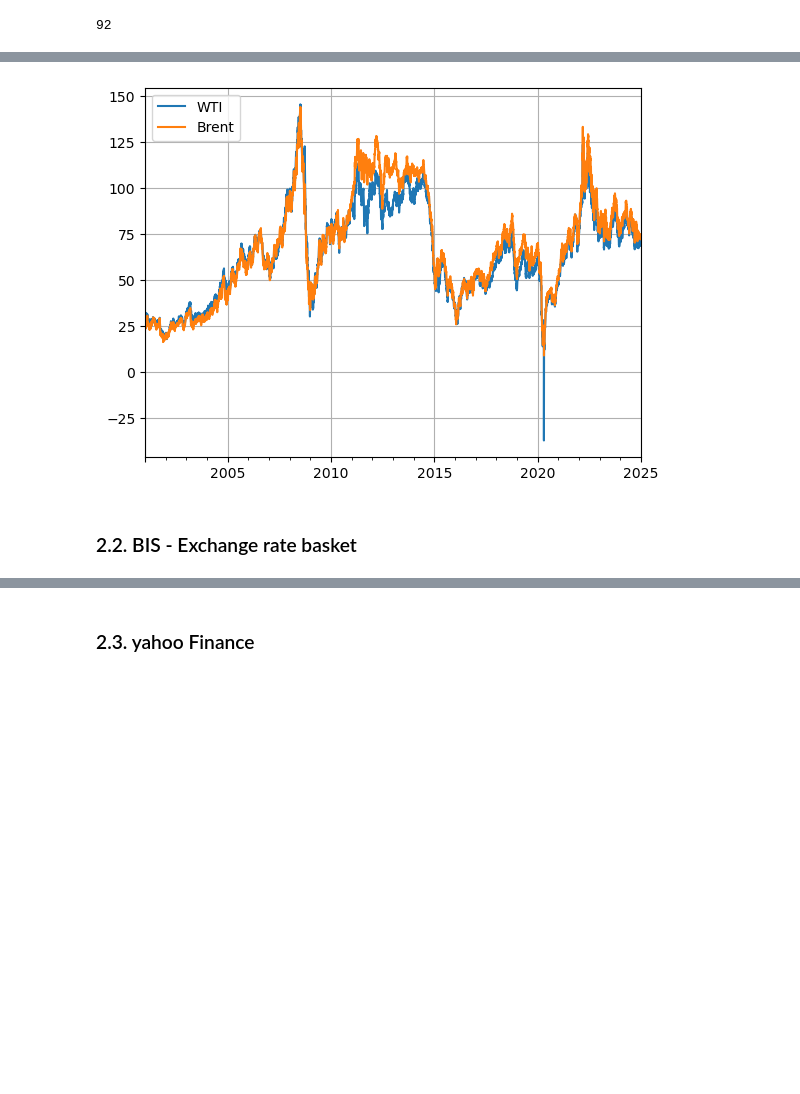
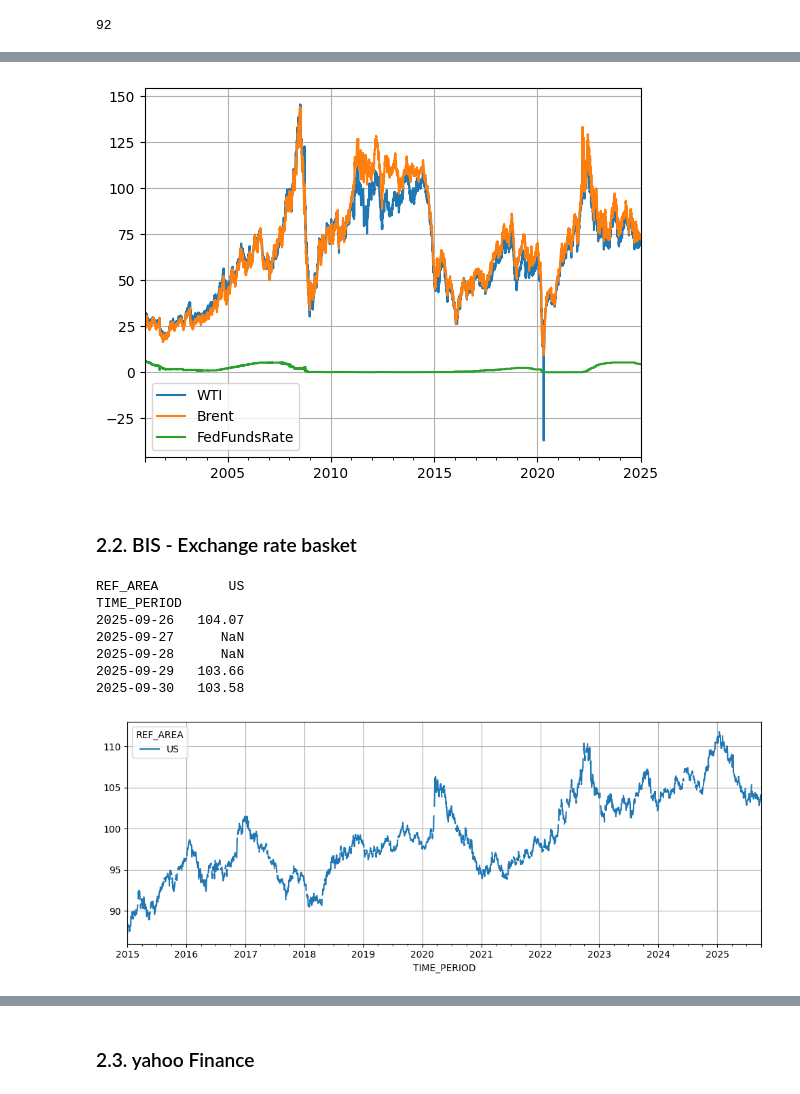
Before and after one commit to RobertHennings/Seminar, a Jupyter notebook: notebooks/01_econ_data_work.ipynb, the cells around one changed output, grey strips where cells are left out. Drawn from its saved outputs; the diff is of its cells as text; code cells hidden in the pictures; blank space fills up the shorter version.

```diff
--- a/notebooks/01_econ_data_work.ipynb
+++ b/notebooks/01_econ_data_work.ipynb
@@ -104,13 +110,41 @@ index range: 2001-01-01 00:00:00 -> 2025-01-01 00:00:00
 # Simple plot
 fred_df['WTI'].plot(label="WTI")
 fred_df['Brent'].plot(label="Brent")
+fred_df['FedFundsRate'].plot(label="FedFundsRate")
 
 plt.legend()
 plt.grid()
 plt.show()
 # %% [output]
-[figure, old version]
+[figure, new version]
 # %% [markdown]
 ### 2.2. BIS - Exchange rate basket
 # %%
-## right now not working - to be fixed later
+# call BIS API directly (no wrapper available yet)
+# see https://www.bis.org/statistics/full_data_sets.htm?m=6%
+BASE = "https://stats.bis.org/api/v1/data"
+DATASET = "WS_EER"                 # <-- ohne _D !
+KEY = "D.N.B.US"                   # D=daily, N=nominal, B=broad, US=US dollar
+
+url = f"{BASE}/{DATASET}/{KEY}"
+params = {"format": "csv", "startPeriod": "2015"}  # optional: start/end
+r = requests.get(url, params=params, timeout=30)
+r.raise_for_status()
+
+# set up DataFrame
+bis_df = pd.read_csv(io.StringIO(r.text))
+wide = bis_df.pivot(index="TIME_PERIOD", columns="REF_AREA", values="OBS_VALUE")
+wide.index = pd.to_datetime(wide.index)
+wide.rename(columns={"DE": "Germany NEER (daily, broad)"}, inplace=True)
+
+print(wide.tail())
+wide.plot(figsize=(10,4)); plt.grid(True); plt.tight_layout(); plt.show()
+# %% [output]
+REF_AREA         US
+TIME_PERIOD
+2025-09-26   104.07
+2025-09-27      NaN
+2025-09-28      NaN
+2025-09-29   103.66
+2025-09-30   103.58
+[figure, added]
```
Also changed, not shown: parts of 18 cells of this notebook, 1 other file.
